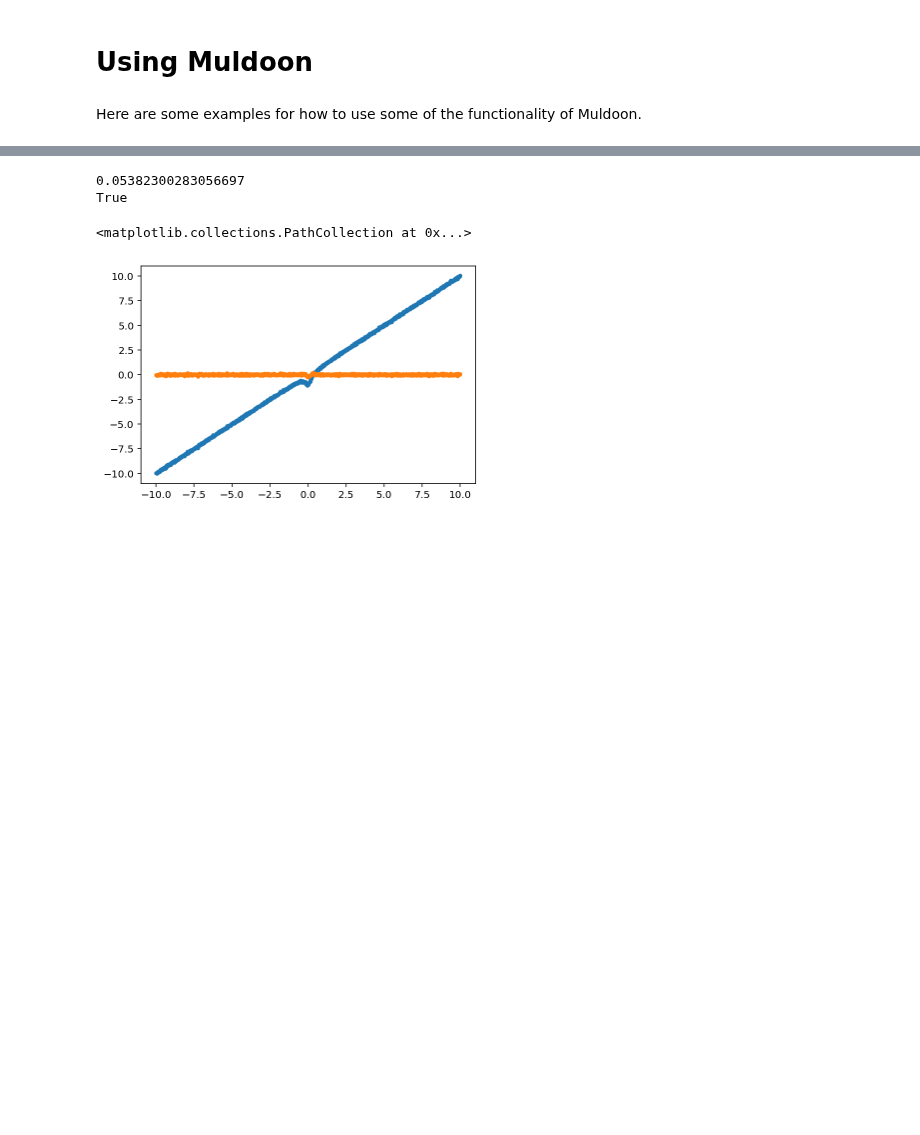
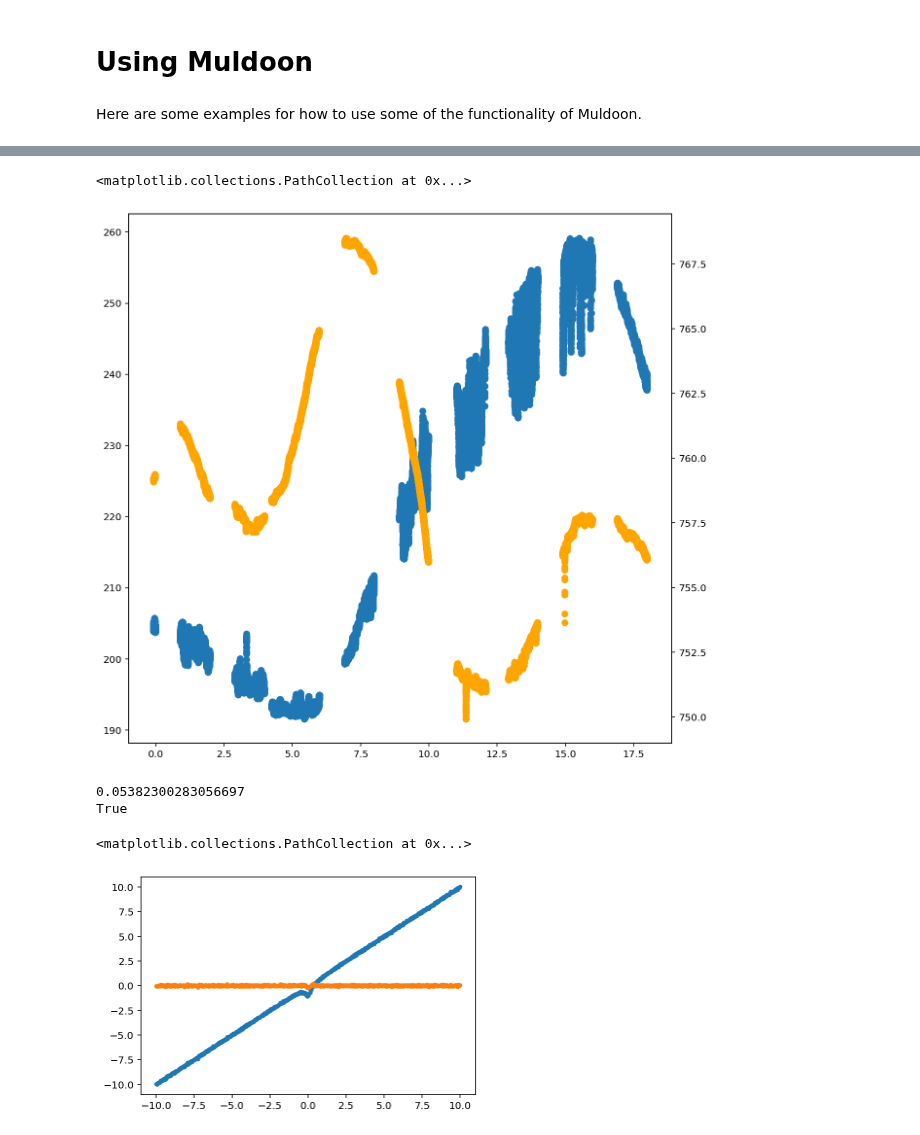
Before and after one commit to BoiseStatePlanetary/muldoon, a Jupyter notebook: docs/examples/Using_Muldoon.ipynb, the cells around one changed output, grey strips where cells are left out. Drawn from its saved outputs; the diff is of its cells as text; code cells hidden in the pictures; blank space fills up the shorter version.

Commit message:
Some additions/changes to read_data
* Changed "read_Perseverance_MEDA_data" to "read_Perseverance_PS_data"
* Added read_Perseverance_ATS_data
* Added an example ATS data file

```diff
--- a/docs/examples/Using_Muldoon.ipynb
+++ b/docs/examples/Using_Muldoon.ipynb
@@ -18,3 +22,22 @@ from muldoon.utils import modified_lorentzian, fit_vortex, write_out_plot_data
+# %%
+fig = plt.figure(figsize=(10,10))
+ax = fig.add_subplot(111)
+ax2 = ax.twinx()
+
+# How to read in data
+
+# Temperature data
+filename="WE__0089___________CAL_ATS_________________P01.CSV"
+time, temperature = read_Perseverance_ATS_data(filename, which_ATS=1)
+ax.scatter(time, temperature)
+
+# Pressure data
+filename="WE__0089___________DER_PS__________________P01.CSV"
+time, temperature = read_Perseverance_PS_data(filename)
+ax2.scatter(time, temperature, color='orange')
+# %% [output]
+<matplotlib.collections.PathCollection at 0x...>
+[figure, added]
 # %%
 # Create time-series
 time = np.linspace(-10, 10, 1000)
```
Also changed, not shown: parts of 1 cell of this notebook, 2 other files.
